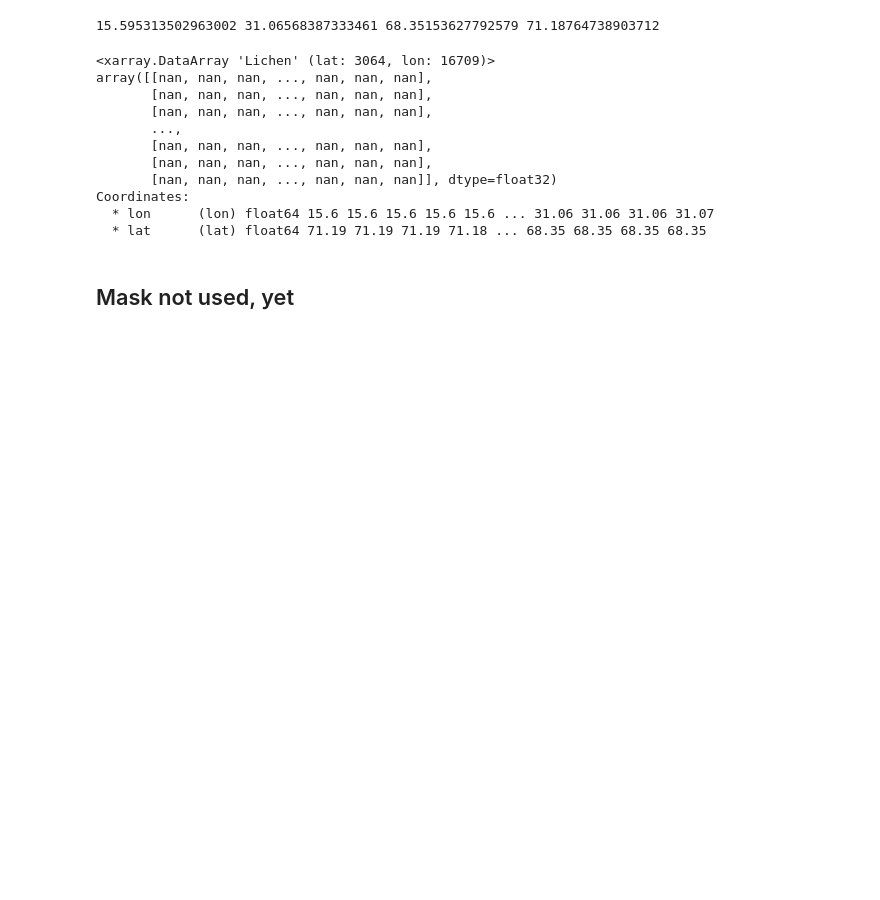
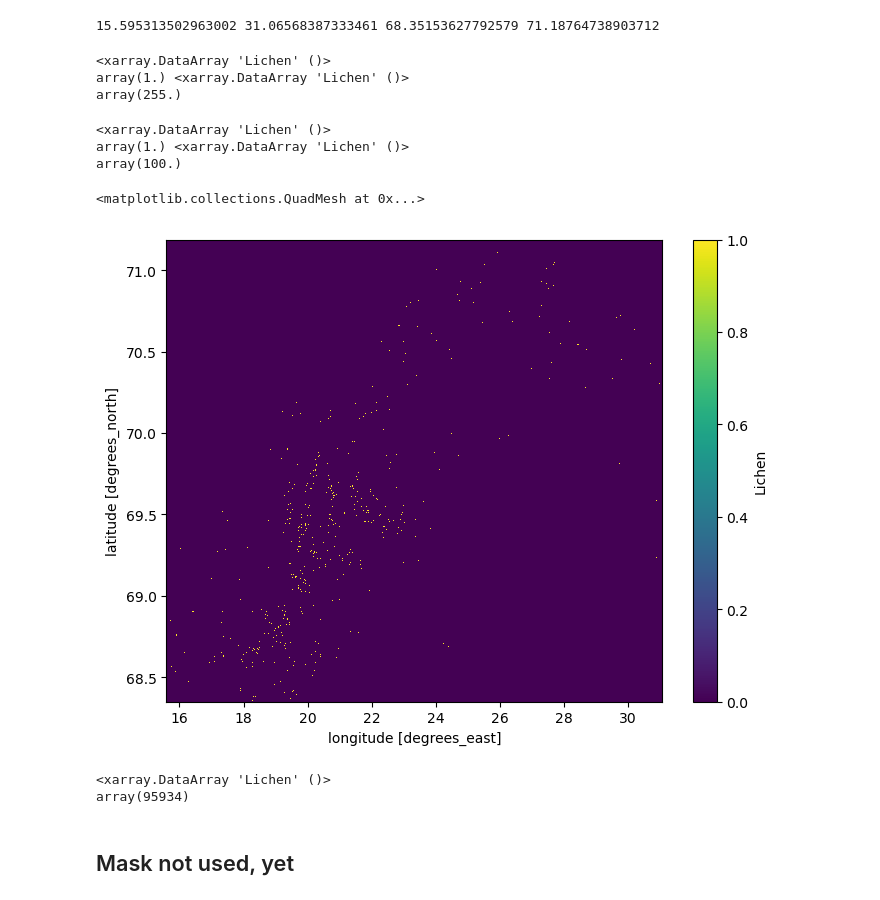
Before and after one commit to j34ni/Vegetation_in_Troms_and_Finnmark, a Jupyter notebook: finn.ipynb, the cells around one changed output. Saved outputs shown, nothing was run; the diff lists cells and outputs as text; code cells hidden in the pictures; blank space fills up the shorter version.

Commit message:
Played qith the mask, not working yet

```diff
--- a/finn.ipynb
+++ b/finn.ipynb
@@ -126,22 +126,34 @@ GLC_AOI_max_lat = GLC_AOI.lat.max()
 print(GLC_AOI_min_lon.values, GLC_AOI_max_lon.values, GLC_AOI_min_lat.values, GLC_AOI_max_lat.values)
 # %% [output]
 15.595313502963002 31.06568387333461 68.35153627792579 71.18764738903712
+# %%
+print(GLC_AOI['Lichen'].min(), GLC_AOI['Lichen'].max())
+# %% [output]
+<xarray.DataArray 'Lichen' ()>
+array(1.) <xarray.DataArray 'Lichen' ()>
+array(255.)
 # %%
 GLC_AOI['Lichen'] = GLC_AOI['Lichen'].where(GLC_AOI['Lichen'] <= 100)
+# %%
+print(GLC_AOI['Lichen'].min(), GLC_AOI['Lichen'].max())
+# %% [output]
+<xarray.DataArray 'Lichen' ()>
+array(1.) <xarray.DataArray 'Lichen' ()>
+array(100.)
 # %%
-mask = GLC_AOI['Lichen'].sum(dim = 'time', min_count = 5, skipna=True)
+mask = GLC_AOI['Lichen'].prod(dim = 'time', min_count = 5, skipna=True)
-# %% [output]
-<xarray.DataArray 'Lichen' (lat: 3064, lon: 16709)>
-array([[nan, nan, nan, ..., nan, nan, nan],
-       [nan, nan, nan, ..., nan, nan, nan],
-       [nan, nan, nan, ..., nan, nan, nan],
-       ...,
-       [nan, nan, nan, ..., nan, nan, nan],
-       [nan, nan, nan, ..., nan, nan, nan],
-       [nan, nan, nan, ..., nan, nan, nan]], dtype=float32)
-Coordinates:
-  * lon      (lon) float64 15.6 15.6 15.6 15.6 15.6 ... 31.06 31.06 31.06 31.07
-  * lat      (lat) float64 71.19 71.19 71.19 71.18 ... 68.35 68.35 68.35 68.35
+# %%
+mask = xr.where(mask > 0, 1, 0)
+# %%
+mask.plot(size=6)
+# %% [output]
+<matplotlib.collections.QuadMesh at 0x...>
+[figure, added]
+# %%
+mask.sum()
+# %% [output]
+<xarray.DataArray 'Lichen' ()>
+array(95934)
 # %% [markdown]
 ## Mask not used, yet
 # %%
```
Also changed, not shown: parts of 2 cells of this notebook.
